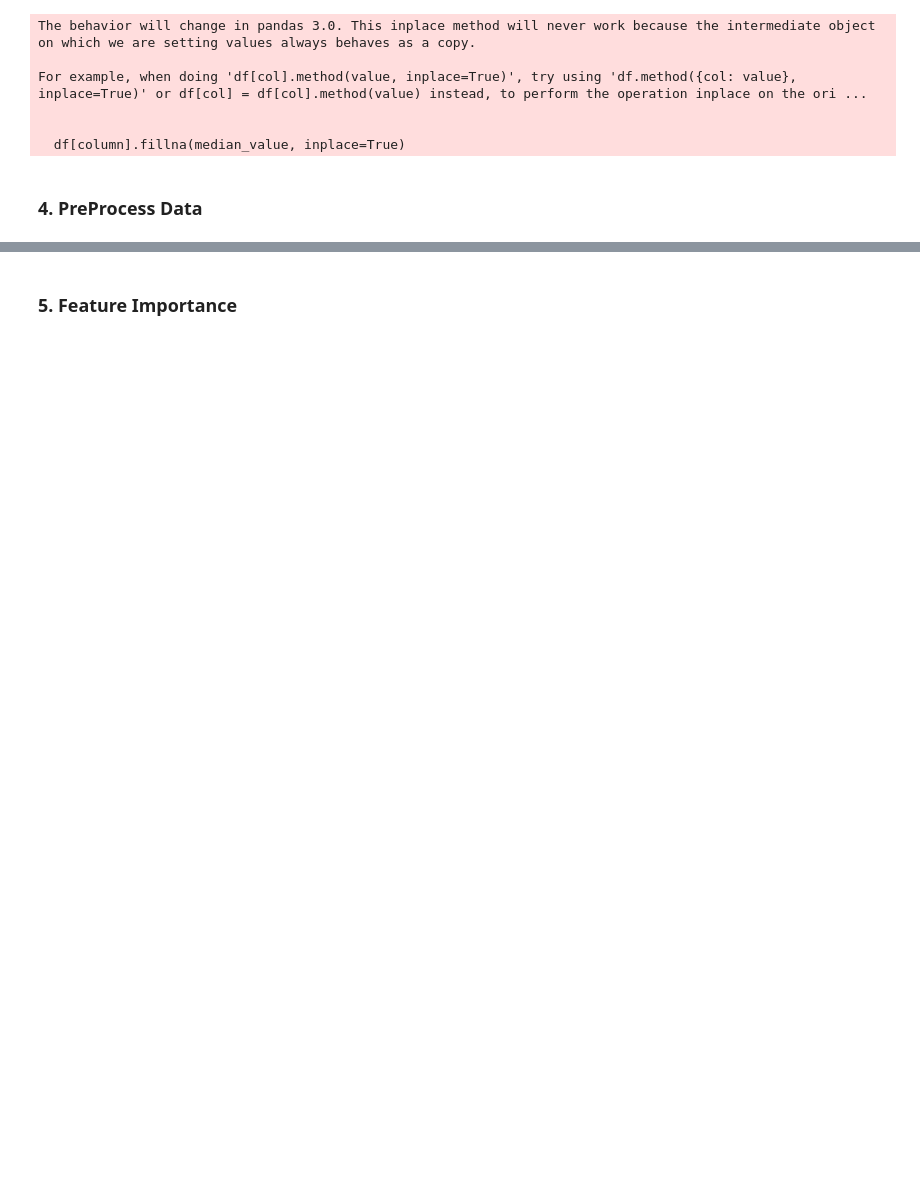
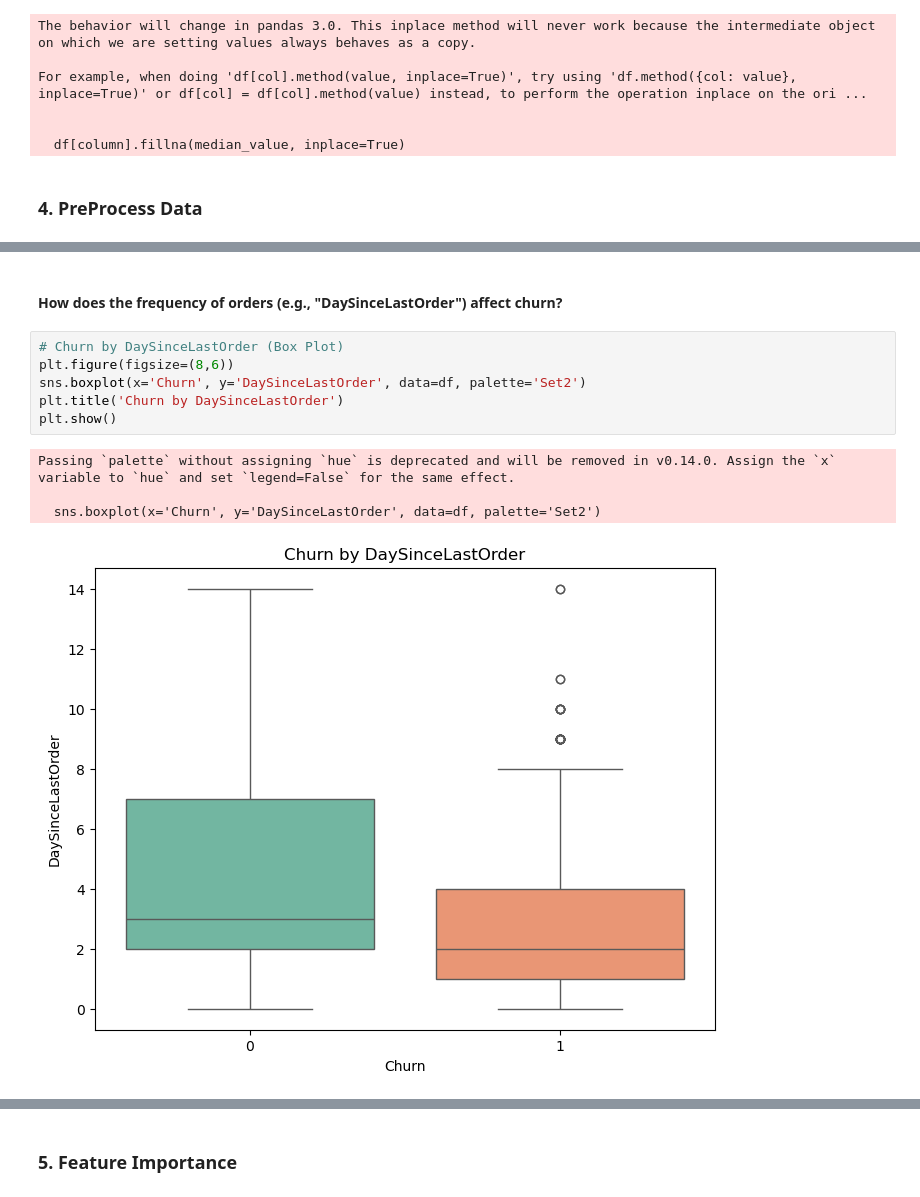
Before and after one commit to MiltonGreat/Customer-Churn-Prediction, a Jupyter notebook: Customer Churn.ipynb, the cells around one changed output, grey strips where cells are left out. Saved outputs shown, nothing was run; the diff lists cells and outputs as text; blank space fills up the shorter version.

```diff
--- a/Customer Churn.ipynb
+++ b/Customer Churn.ipynb
@@ -154,0 +194,13 @@ Name: count, dtype: int64
+# %% [markdown]
+#### How does the frequency of orders (e.g., "DaySinceLastOrder") affect churn?
+# %%
+# Churn by DaySinceLastOrder (Box Plot)
+plt.figure(figsize=(8,6))
+sns.boxplot(x='Churn', y='DaySinceLastOrder', data=df, palette='Set2')
+plt.title('Churn by DaySinceLastOrder')
+plt.show()
+# %% [output]
+Passing `palette` without assigning `hue` is deprecated and will be removed in v0.14.0. Assign the `x` variable to `hue` and set `legend=False` for the same effect.
+
+  sns.boxplot(x='Churn', y='DaySinceLastOrder', data=df, palette='Set2')
+[figure, added]
```
Also changed, not shown: parts of 30 cells of this notebook.
